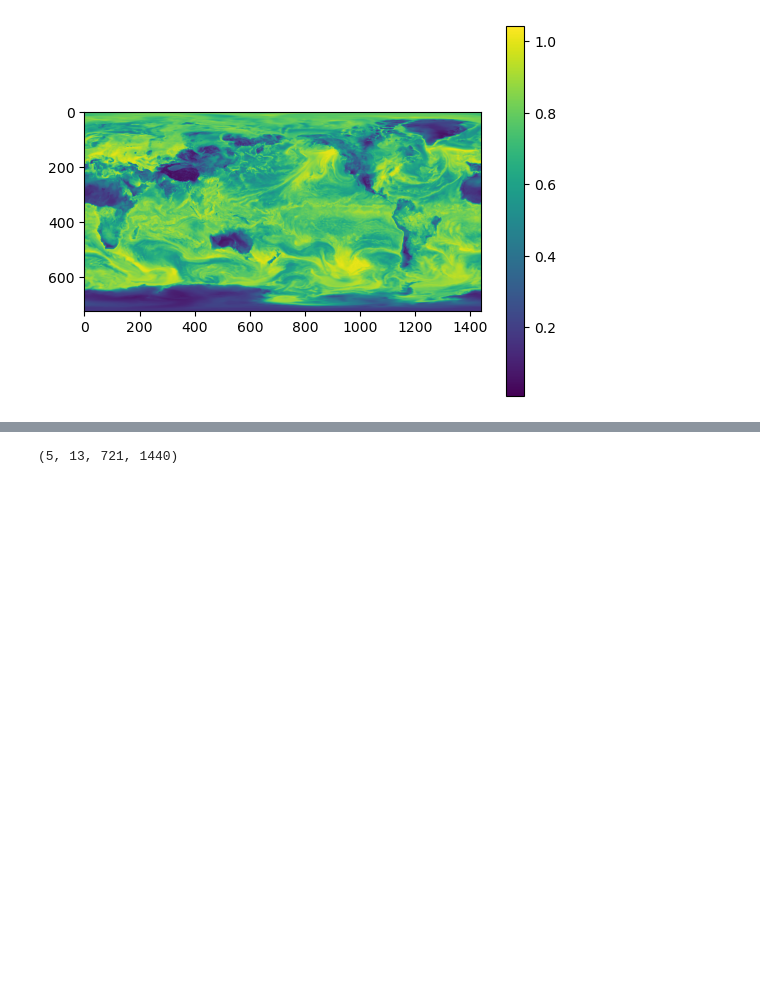
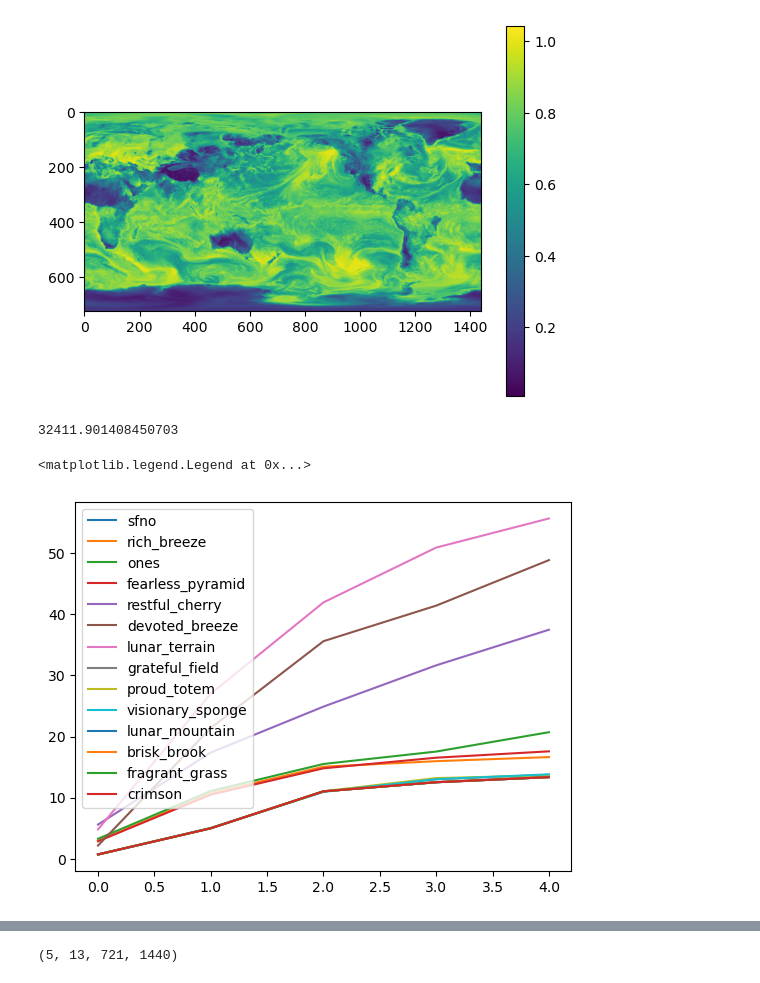
Before and after one commit to Slusny/Modulated-Spherical-Fourier-Neural-Operator, a Jupyter notebook: notebooks/skillscores.ipynb, the cells around one changed output, grey strips where cells are left out. Cells and saved outputs as stored; diff of their text form; code cells hidden in the pictures; blank space fills up the shorter version.

```diff
--- a/notebooks/skillscores.ipynb
+++ b/notebooks/skillscores.ipynb
@@ -20,0 +128,34 @@ sfno = xr.open_zarr("/mnt/qb/work2/goswami0/gkd965/checkpoints/sfno/newdata/fore
+# %%
+
+
+# hrs = ["6hr","7days","14days","21days","28days"]
+# imgs = []
+# for t in hrs:
+#     lunar_terrain_mse.sel(metric='mse',lead_time=t)
+scf = lunar_terrain_mse.sel(metric='mse',lead_time='6hr')[["10m_u_component_of_wind", "10m_v_component_of_wind",  "surface_pressure", '2m_temperature','total_column_water_vapour','mean_sea_level_pressure']].to_array().to_numpy()
+pf = lunar_terrain_mse.sel(metric='mse',lead_time='6hr')[['geopotential','relative_humidity','temperature','v_component_of_wind','u_component_of_wind',]].to_array().to_numpy()
+total_mse = (scf.sum() + pf.sum())/(scf.size + pf.size)
+print(total_mse)
+
+
+# t = lunar_terrain_mse.sel(metric='mse',lead_time='6hr').to_array().to_numpy()
+# %% [output]
+32411.901408450703
+# %%
+
+plots = []
+hrs = ["6hr","7days","14days","21days","28days"]
+imgs = []
+for run in mse_list:
+    metric = []
+    for t in hrs:
+        metric.append(run.sel(metric='mse',lead_time=t)['2m_temperature'].to_numpy().item())
+    plots.append(metric)
+# %%
+plt.figure()
+for i,plot in enumerate(plots):
+    plt.plot(plot,label=name_list[i])
+plt.legend()
+# %% [output]
+<matplotlib.legend.Legend at 0x...>
+[figure, added]
```
Also changed, not shown: parts of 17 cells of this notebook, 11 other files.
